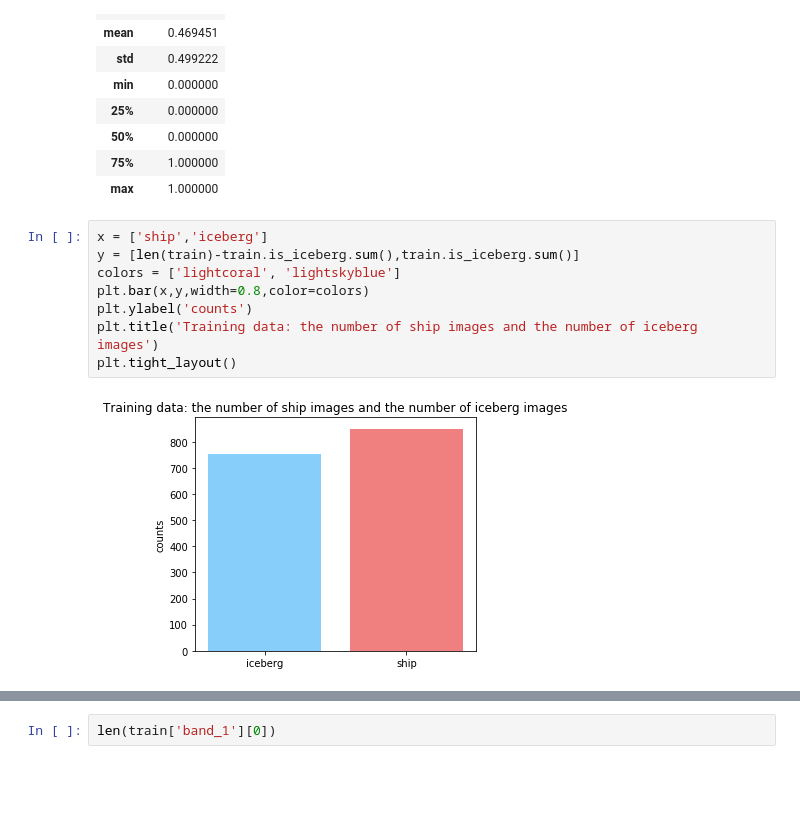
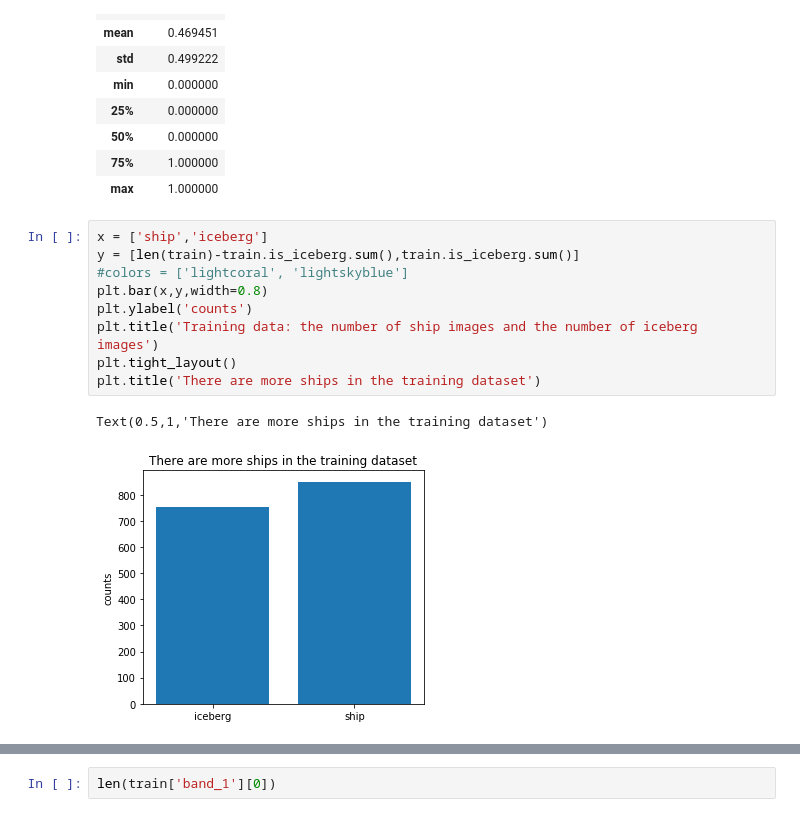
Before and after one commit to yaqiongz/training-cnn-on-AWS, a Jupyter notebook: FinalReport/FinalR_AWS.ipynb, the cells around one changed output, grey strips where cells are left out. Drawn from its saved outputs; the diff is of its cells as text; blank space fills up the shorter version.

```diff
--- a/FinalReport/FinalR_AWS.ipynb
+++ b/FinalReport/FinalR_AWS.ipynb
@@ -120,10 +105,12 @@ train.describe()
 # %%
 x = ['ship','iceberg']
 y = [len(train)-train.is_iceberg.sum(),train.is_iceberg.sum()]
-colors = ['lightcoral', 'lightskyblue']
-plt.bar(x,y,width=0.8,color=colors)
+#colors = ['lightcoral', 'lightskyblue']
+plt.bar(x,y,width=0.8)
 plt.ylabel('counts')
 plt.title('Training data: the number of ship images and the number of iceberg images')
 plt.tight_layout()
+plt.title('There are more ships in the training dataset')
 # %% [output]
+Text(0.5,1,'There are more ships in the training dataset')
-[figure, old version]
+[figure, new version]
```
Also changed, not shown: parts of 58 cells of this notebook.
